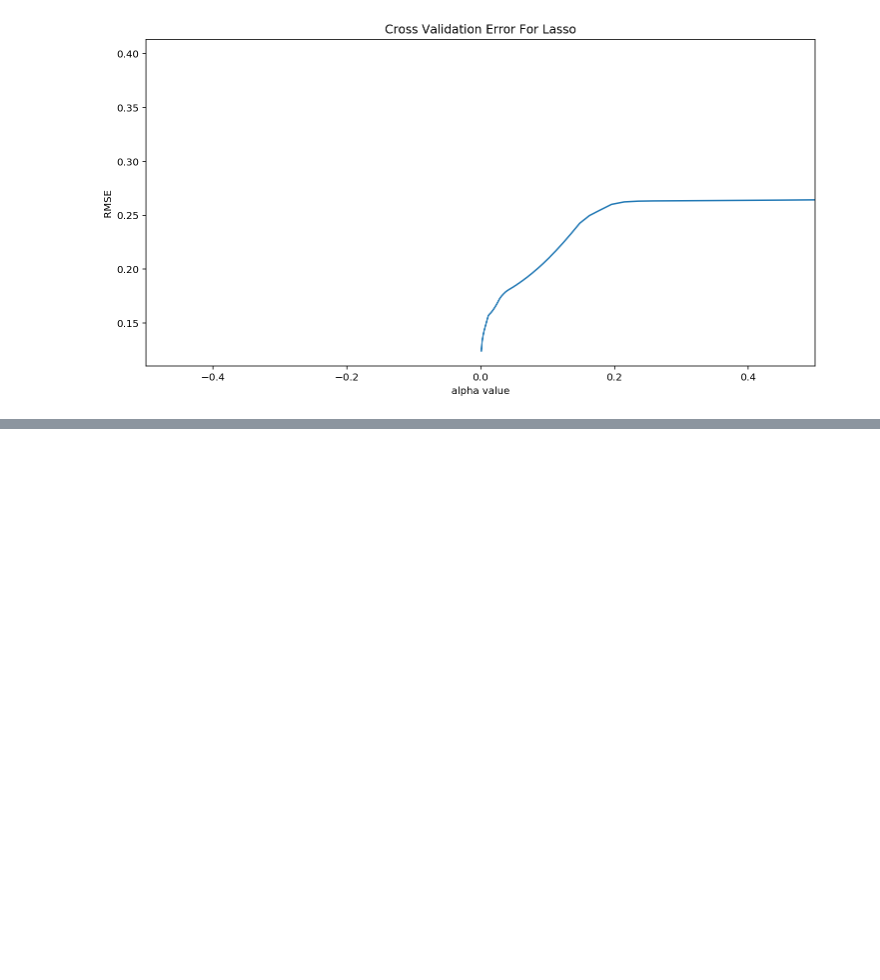
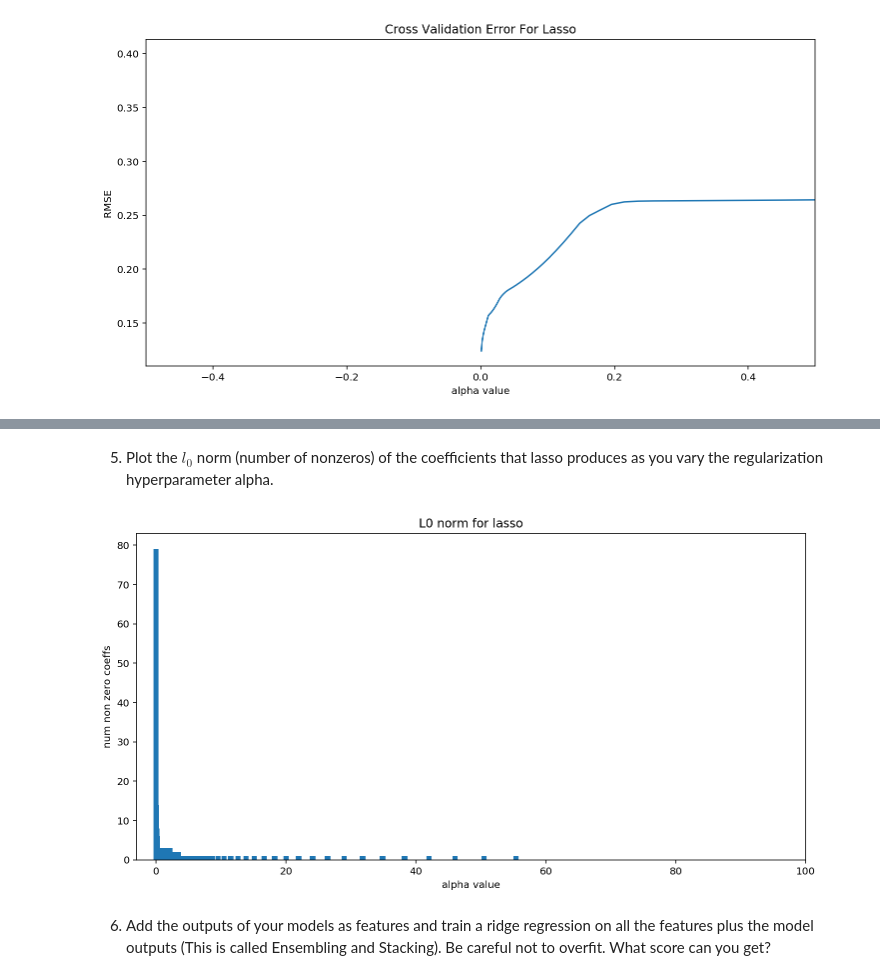
Before and after one commit to JavierPalomares90/scalable_ml_hw1, a Jupyter notebook: Hw1.ipynb, the cells around one changed output, grey strips where cells are left out. Cells and saved outputs as stored; diff of their text form; code cells hidden in the pictures; blank space fills up the shorter version.

```diff
--- a/Hw1.ipynb
+++ b/Hw1.ipynb
@@ -425,0 +434,26 @@ print_predictions("lasso_prediction.csv",'Id,SalePrice\n',ids,y_pred_lasso)
+# %% [markdown]
+5. Plot the $l_0$ norm (number of nonzeros) of the coefficients that lasso produces as you vary the
+regularization hyperparameter alpha.
+# %%
+import numpy as np
+l0_norm = np.zeros(len(inv_alphas))
+for i in range(len(inv_alphas)):
+    alpha = inv_alphas[i]
+    lasso_model = Lasso(alpha=alpha)
+    lasso_model.fit(X_train,y)
+    coeff = lasso_model.coef_
+    num_nzero_coeff = sum(coeff != 0)
+    l0_norm[i] = num_nzero_coeff
+# %%
+plt.bar(inv_alphas,l0_norm)
+plt.xlim(-3,100)
+plt.title("L0 norm for lasso")
+plt.xlabel('alpha value')
+plt.ylabel('num non zero coeffs')
+plt.show()
+# %% [output]
+[figure, added]
+# %% [markdown]
+6. Add the outputs of your models as features and train a ridge regression on all the features
+plus the model outputs (This is called Ensembling and Stacking). Be careful not to overfit.
+What score can you get?
```
Also changed, not shown: parts of 16 cells of this notebook, 5 other files.
